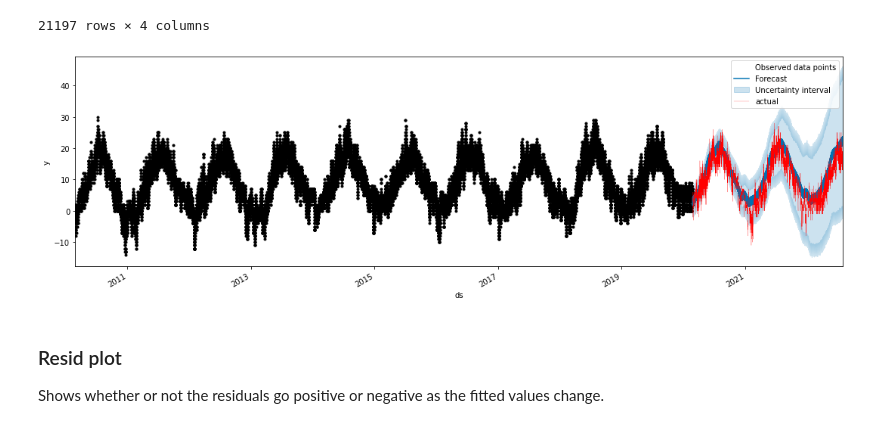
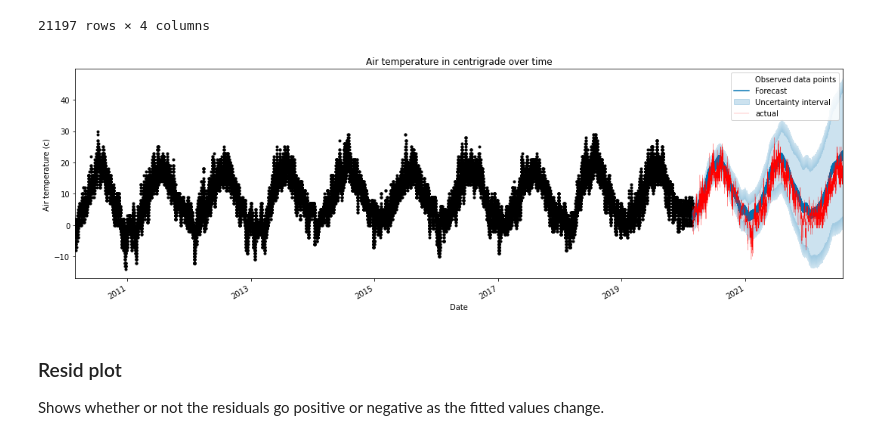
Before and after one commit to Peshkatar/prophet-weather-forecast, a Jupyter notebook: model.ipynb, the cells around one changed output. Saved outputs shown, nothing was run; the diff lists cells and outputs as text; code cells hidden in the pictures.

```diff
--- a/model.ipynb
+++ b/model.ipynb
@@ -240,18 +241,18 @@ pred
 # %%
 # Figure and axis-object.
 fig, ax = plt.subplots(figsize=(15, 5))
 
 # Cast over our test data onto the models predictions.
 m.plot(forecast, include_legend=True, ax=ax)
 test.plot(x="ds", y="y", label="actual", color="red", linewidth=0.2, ax=ax)
 
 # Configure figure.
-ax.set(xlim=(train["ds"].min(), test["ds"].max()))
+ax.set(xlim=(train["ds"].min(), test["ds"].max()), xlabel="Date", ylabel="Air temperature (c)", title="Air temperature in centrigrade over time")
 
 # Show plot.
 plt.show()
 # %% [output]
-[figure, old version]
+[figure, new version]
 # %% [markdown]
 ### Resid plot
 Shows whether or not the residuals go positive or negative as the fitted values change.
```
Also changed, not shown: parts of 7 cells of this notebook.
